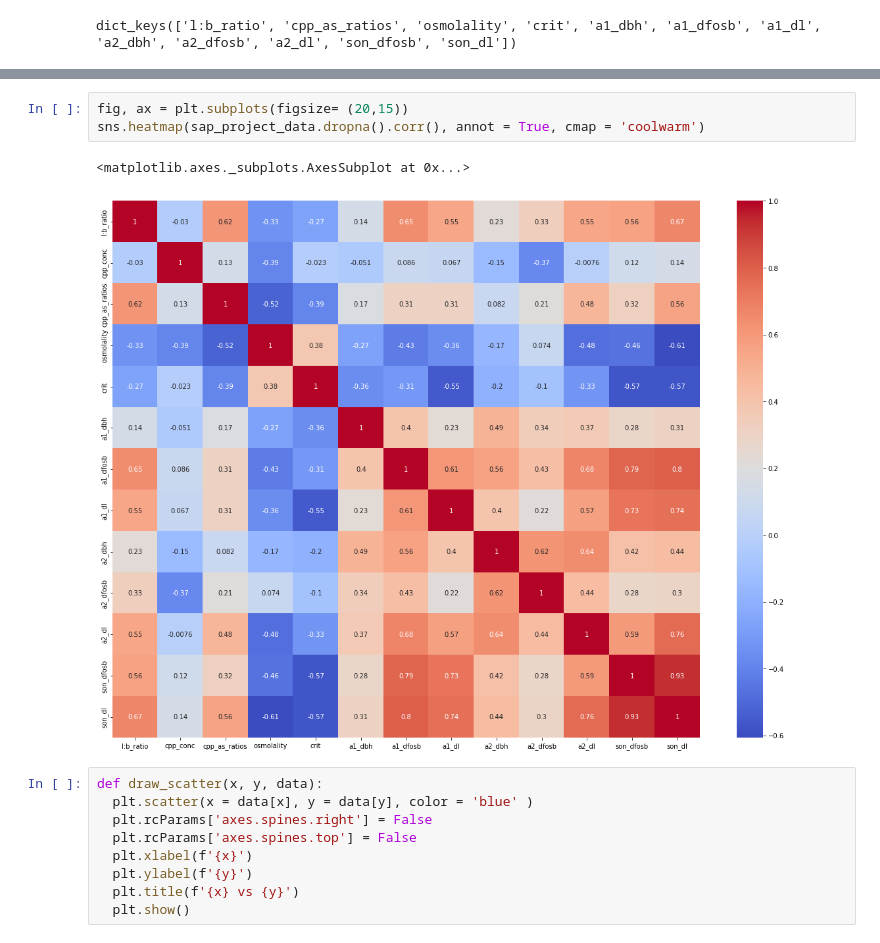
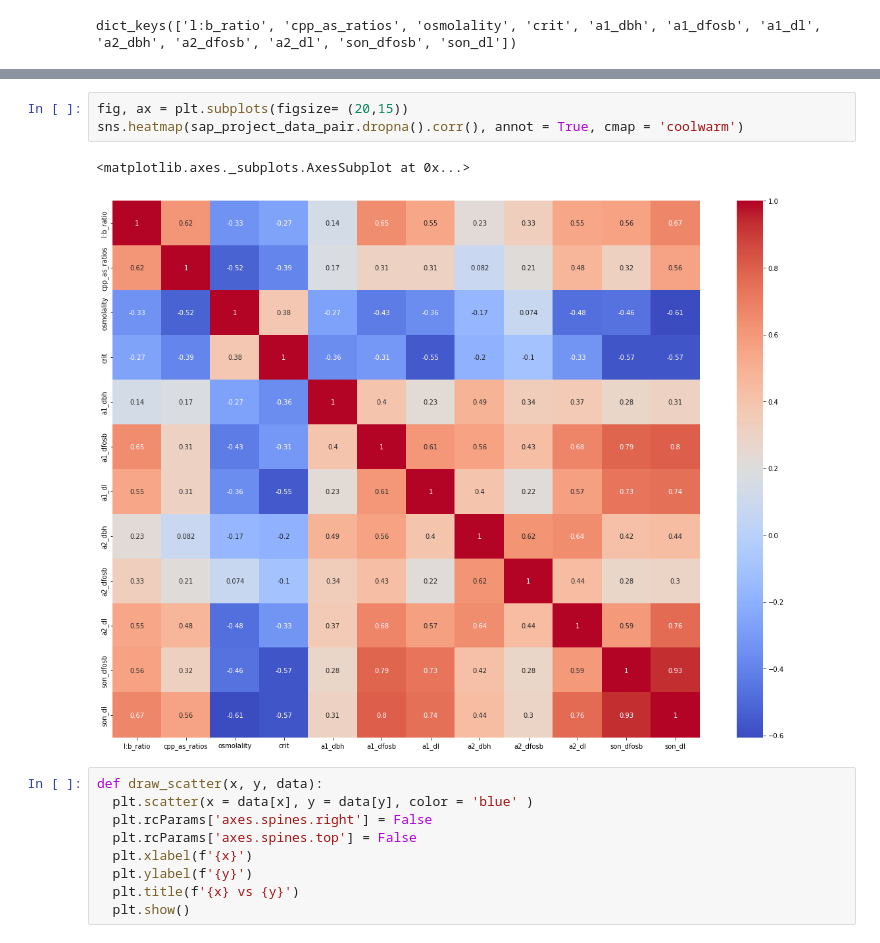
Before and after one commit to Delonix7/My_Data_Science_Projects, a Jupyter notebook: PhD_Project.ipynb, the cells around one changed output, grey strips where cells are left out. Saved outputs shown, nothing was run; the diff lists cells and outputs as text.

```diff
--- a/PhD_Project.ipynb
+++ b/PhD_Project.ipynb
@@ -146,9 +159,9 @@ sap_project_data.corr()
 # %%
 fig, ax = plt.subplots(figsize= (20,15))
-sns.heatmap(sap_project_data.dropna().corr(), annot = True, cmap = 'coolwarm')
+sns.heatmap(sap_project_data_pair.dropna().corr(), annot = True, cmap = 'coolwarm')
 # %% [output]
 <matplotlib.axes._subplots.AxesSubplot at 0x...>
-[figure, old version]
+[figure, new version]
 # %%
 def draw_scatter(x, y, data):
   plt.scatter(x = data[x], y = data[y], color = 'blue' )
```
Also changed, not shown: parts of 11 cells of this notebook.
